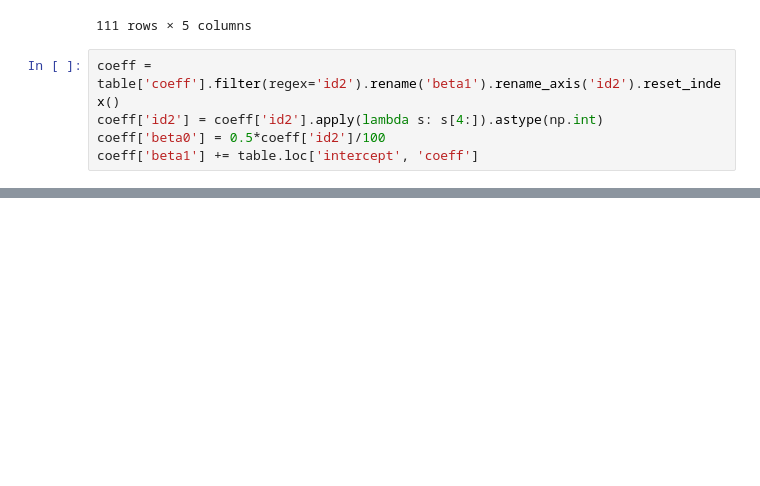
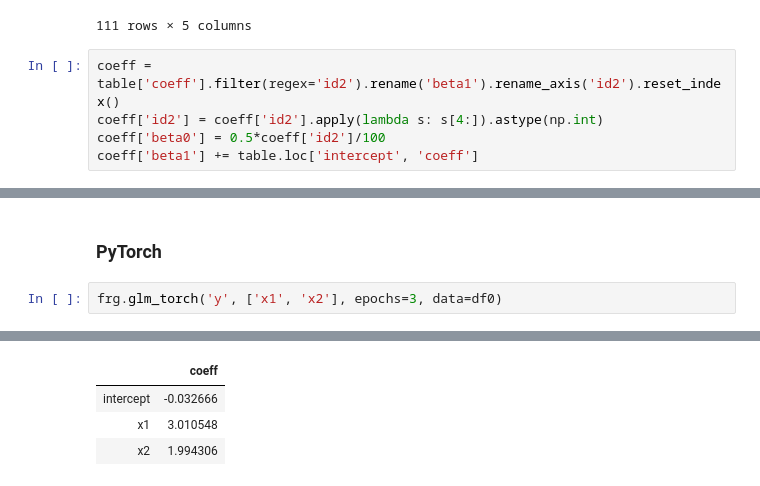
Before and after one commit to iamlemec/fastreg, a Jupyter notebook: benchmark.ipynb, the cells around one changed output, grey strips where cells are left out. Saved outputs shown, nothing was run; the diff lists cells and outputs as text; blank space fills up the shorter version.

```diff
--- a/benchmark.ipynb
+++ b/benchmark.ipynb
@@ -129,0 +149,5 @@ ax.plot(beta, beta, c='r', linewidth=1, zorder=1);
+# %% [markdown]
+### PyTorch
+# %%
+frg.glm_torch('y', ['x1', 'x2'], epochs=3, data=df0)
+# %% [output]
@@ -129,0 +157,4 @@ ax.plot(beta, beta, c='r', linewidth=1, zorder=1);
+|  | coeff |
+| intercept | -0.032666 |
+| x1 | 3.010548 |
+| x2 | 1.994306 |
```
Also changed, not shown: parts of 13 cells of this notebook.
